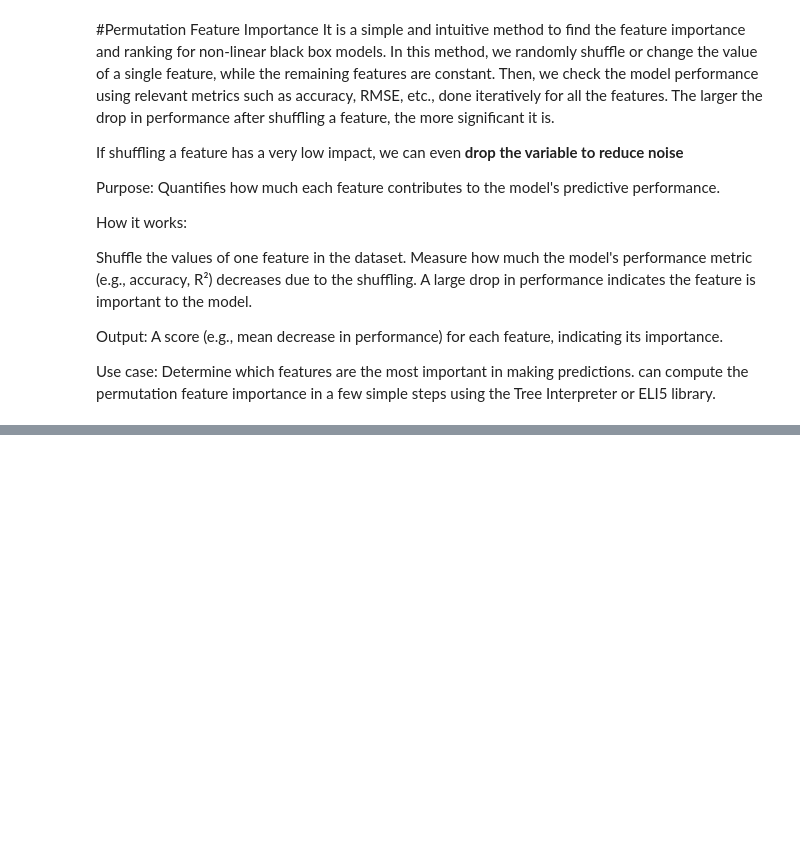
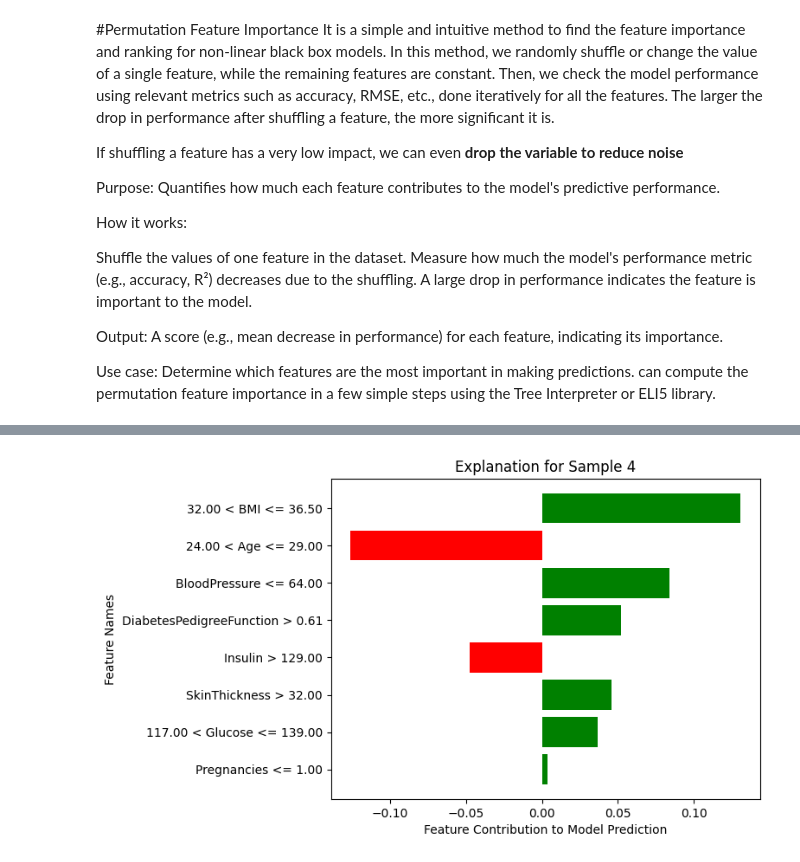
Before and after one commit to Piyumi22/XAI, a Jupyter notebook: SHAP_example_model.ipynb, the cells around one changed output, grey strips where cells are left out. Drawn from its saved outputs; the diff is of its cells as text; code cells hidden in the pictures; blank space fills up the shorter version.

```diff
--- a/SHAP_example_model.ipynb
+++ b/SHAP_example_model.ipynb
@@ -597,0 +664,44 @@ Interpret the explainer: Now, you can interpret the explainer model with any met
+# %%
+import lime
+from lime.lime_tabular import LimeTabularExplainer
+import numpy as np
+import matplotlib.pyplot as plt
+
+# Assuming the model and X_train, y_train are already defined
+# Ensure that the model is wrapped with the XGBSklearnWrapper if needed
+
+# Step 1: Initialize the LimeTabularExplainer
+explainer = LimeTabularExplainer(
+    training_data=X_train.values,  # Training data (numpy array or pandas dataframe)
+    training_labels=y_train.values,  # Target labels (same number of samples as X_train)
+    mode='classification',  # Type of prediction (classification)
+    feature_names=X_train.columns.tolist(),  # Feature names
+    class_names=[str(i) for i in model.model.classes_],  # Class labels from the model
+    discretize_continuous=True,  # Discretize continuous features for better explanation
+)
+
+# Step 2: Select an instance for which you want to explain the prediction
+sample_index = 4  # You can change this index to any sample in your test set
+sample = X_test.iloc[sample_index]
+
+# Step 3: Explain the prediction for the selected instance
+explanation = explainer.explain_instance(
+    sample.values,  # Feature values of the selected instance
+    model.predict_proba,  # Use the predict_proba function of the model
+    num_features=10  # Limit the explanation to the top 5 most important features
+)
+
+# Step 4: Display the explanation in a notebook-friendly format with a table
+explanation.show_in_notebook(show_table=True, show_all=False)
+
+# Step 5: Visualize the explanation using a bar plot
+fig = explanation.as_pyplot_figure()
+
+# Add labels and title to the plot
+plt.title(f"Explanation for Sample {sample_index}")
+plt.xlabel("Feature Contribution to Model Prediction")
+plt.ylabel("Feature Names")
+
+# Display the plot
+plt.show()
+# %% [output]
@@ -597,0 +709 @@ Interpret the explainer: Now, you can interpret the explainer model with any met
+[figure, added]
```
Also changed, not shown: parts of 13 cells of this notebook.
